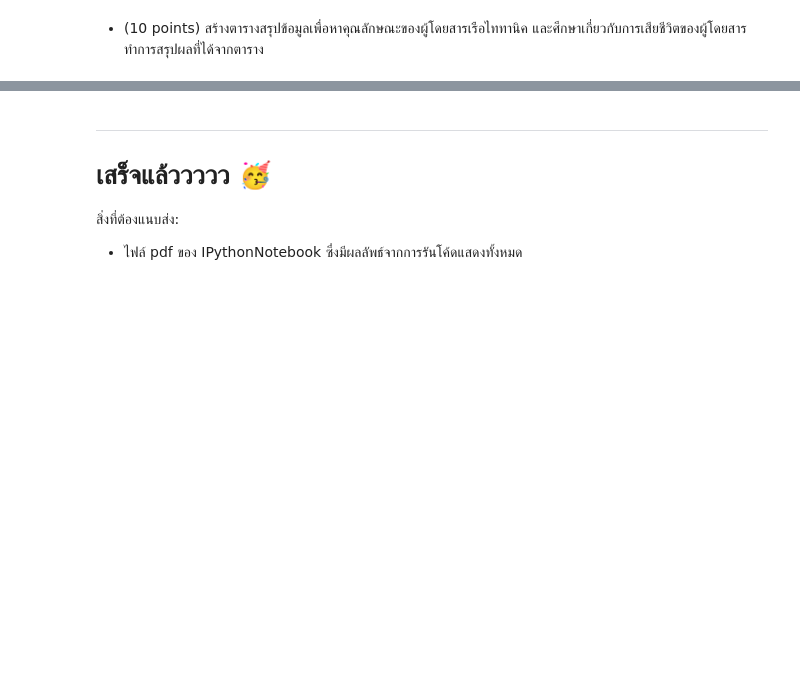
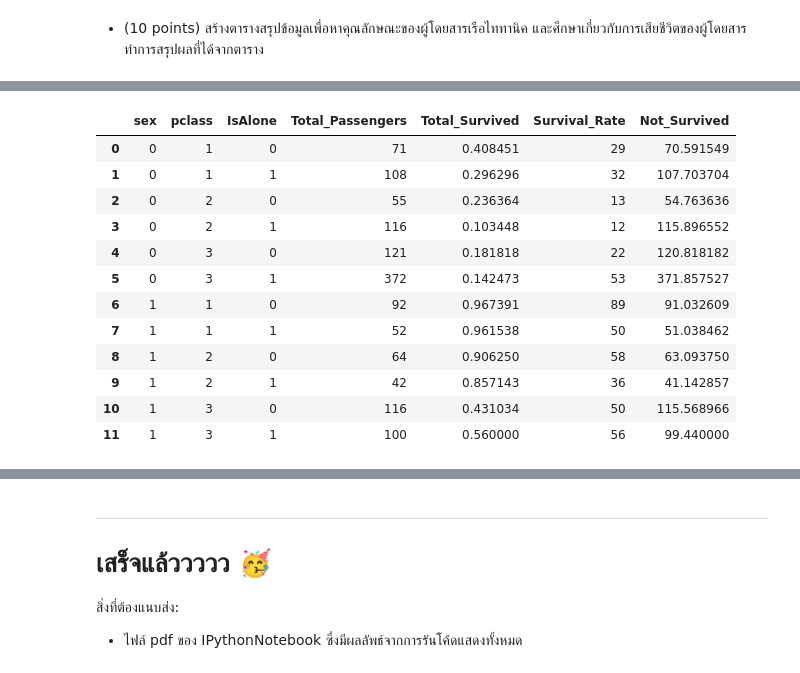
Before and after one commit to RatchanonPa/Data-Warehouse-and-Big-Data-Analytics, a Jupyter notebook: Data_Preprocessing_67_653020217_4.ipynb, the cells around one changed output, grey strips where cells are left out. Cells and saved outputs as stored; diff of their text form; code cells hidden in the pictures; blank space fills up the shorter version.

```diff
--- a/Data_Preprocessing_67_653020217_4.ipynb
+++ b/Data_Preprocessing_67_653020217_4.ipynb
@@ -882,0 +867,31 @@ titanic
+# %%
+pivot_table = pd.pivot_table(
+    titanic,
+    values='survived',  # The column to aggregate (Survived status)
+    index=['sex', 'pclass', 'IsAlone'],  # Group by sex, pclass, and IsAlone
+    aggfunc={'survived': ['count', 'sum', 'mean']}  # Aggregations: count (total passengers), sum (survived), mean (survival rate)
+)
+
+# Rename columns for clarity
+pivot_table.columns = ['Total_Passengers', 'Total_Survived', 'Survival_Rate']
+
+# Calculate Not Survived by subtracting Survived from Total Passengers
+pivot_table['Not_Survived'] = pivot_table['Total_Passengers'] - pivot_table['Total_Survived']
+
+# Reset index for a cleaner display
+pivot_table = pivot_table.reset_index()
+pivot_table
+# %% [output]
+|  | sex | pclass | IsAlone | Total_Passengers | Total_Survived | Survival_Rate | Not_Survived |
+| 0 | 0 | 1 | 0 | 71 | 0.408451 | 29 | 70.591549 |
+| 1 | 0 | 1 | 1 | 108 | 0.296296 | 32 | 107.703704 |
+| 2 | 0 | 2 | 0 | 55 | 0.236364 | 13 | 54.763636 |
+| 3 | 0 | 2 | 1 | 116 | 0.103448 | 12 | 115.896552 |
+| 4 | 0 | 3 | 0 | 121 | 0.181818 | 22 | 120.818182 |
+| 5 | 0 | 3 | 1 | 372 | 0.142473 | 53 | 371.857527 |
+| 6 | 1 | 1 | 0 | 92 | 0.967391 | 89 | 91.032609 |
+| 7 | 1 | 1 | 1 | 52 | 0.961538 | 50 | 51.038462 |
+| 8 | 1 | 2 | 0 | 64 | 0.906250 | 58 | 63.093750 |
+| 9 | 1 | 2 | 1 | 42 | 0.857143 | 36 | 41.142857 |
+| 10 | 1 | 3 | 0 | 116 | 0.431034 | 50 | 115.568966 |
+| 11 | 1 | 3 | 1 | 100 | 0.560000 | 56 | 99.440000 |
```
Also changed, not shown: parts of 2 cells of this notebook.
